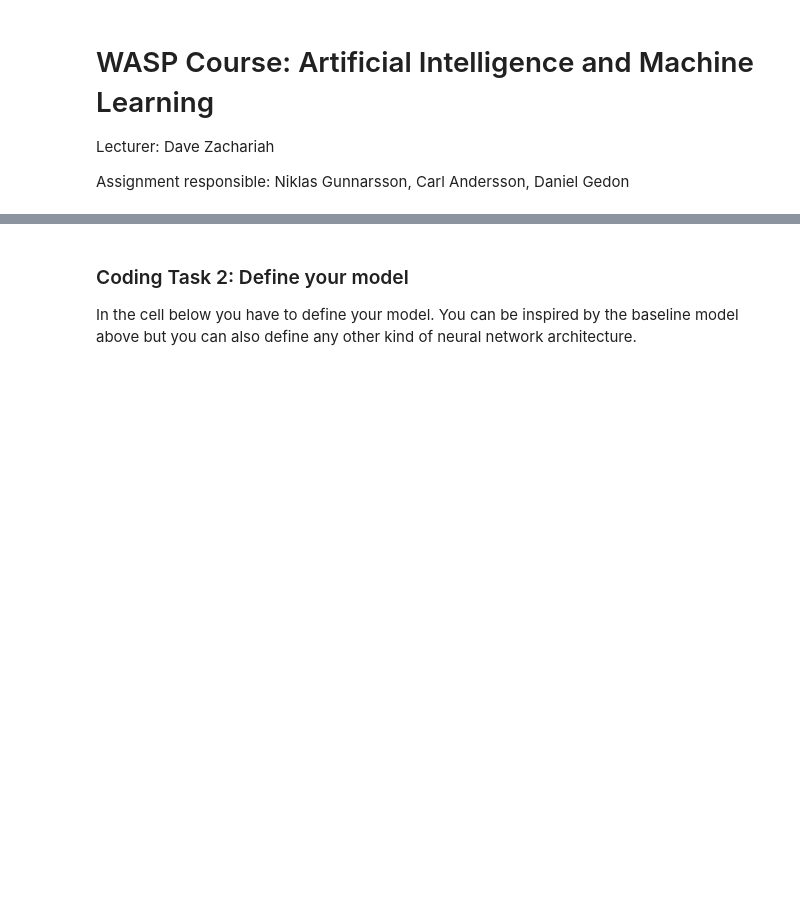
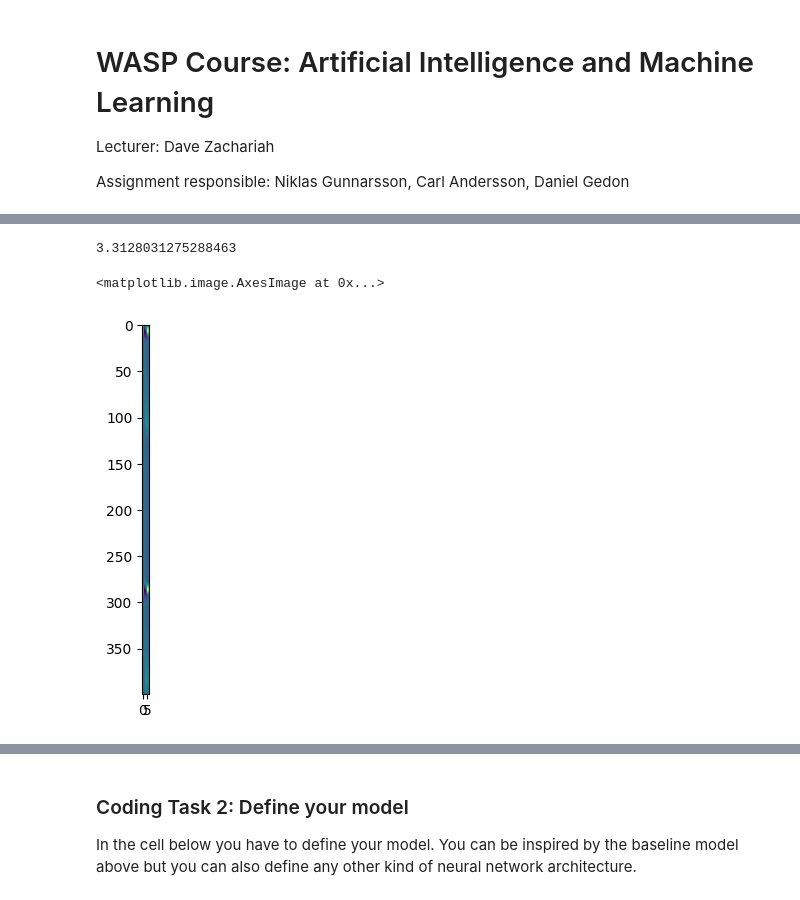
Before and after one commit to Arty-Facts/wasp_al_and_ml_2023, a Jupyter notebook: module3/assignment_ecg_classification.ipynb, the cells around one changed output, grey strips where cells are left out. Drawn from its saved outputs; the diff is of its cells as text; code cells hidden in the pictures; blank space fills up the shorter version.

```diff
--- a/module3/assignment_ecg_classification.ipynb
+++ b/module3/assignment_ecg_classification.ipynb
@@ -210,0 +200,7 @@ The `ModelBaseline` that we provide below is a 2 layer model with one convolutio
+# %%
+print(data[0][1800:2200].max())
+plt.imshow(data[0][1800:2200])
+# %% [output]
+3.3128031275288463
+<matplotlib.image.AxesImage at 0x...>
+[figure, added]
```
Also changed, not shown: parts of 73 cells of this notebook.
